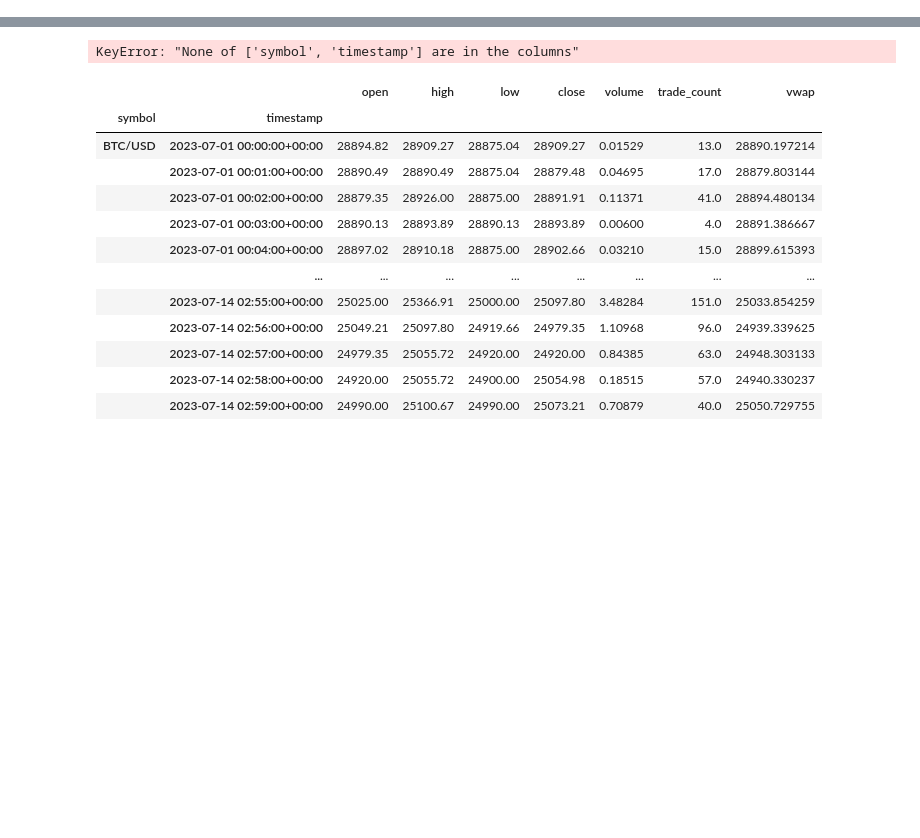
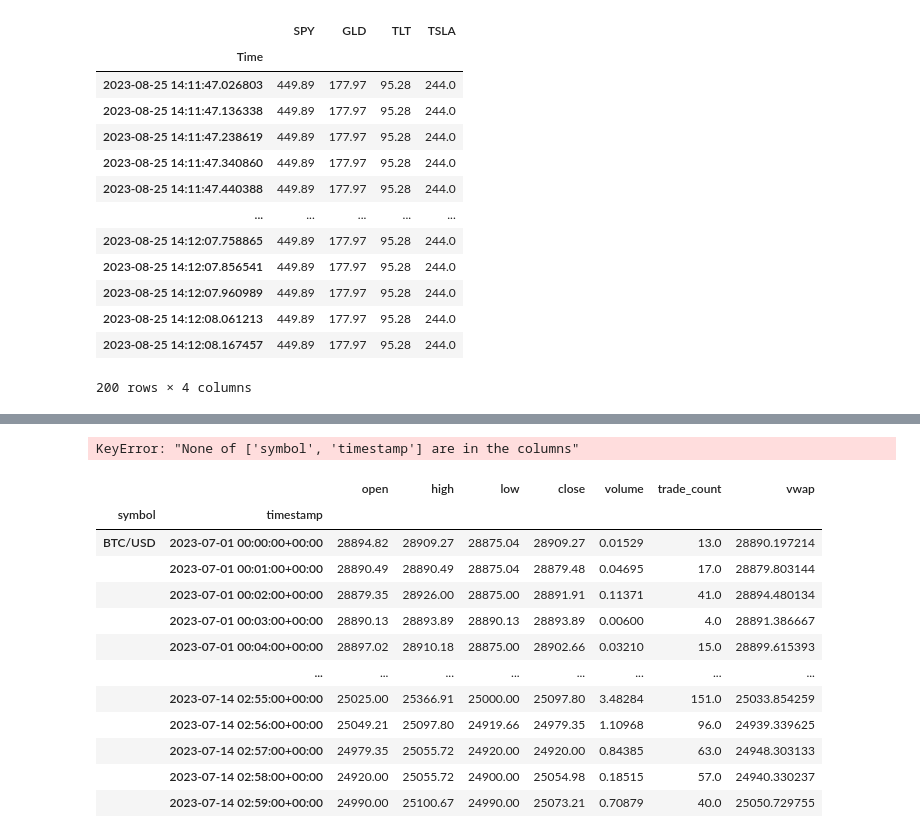
Before and after one commit to lkleinbrodt/auctioneer, a Jupyter notebook: src/notebook.ipynb, the cells around one changed output, grey strips where cells are left out. Saved outputs shown, nothing was run; the diff lists cells and outputs as text; code cells hidden in the pictures; blank space fills up the shorter version.

Commit message:
slope bot updates

```diff
--- a/src/notebook.ipynb
+++ b/src/notebook.ipynb
@@ -8,0 +16,2 @@ from dateutil.relativedelta import relativedelta
+# %%
+bot = SlopeBot(window_size = 20)
@@ -8,0 +41,17 @@ from dateutil.relativedelta import relativedelta
+# %%
+bot.quote_history
+# %% [output]
+|  | SPY | GLD | TLT | TSLA |
+| Time |  |  |  |  |
+| 2023-08-25 14:11:47.026803 | 449.89 | 177.97 | 95.28 | 244.0 |
+| 2023-08-25 14:11:47.136338 | 449.89 | 177.97 | 95.28 | 244.0 |
+| 2023-08-25 14:11:47.238619 | 449.89 | 177.97 | 95.28 | 244.0 |
+| 2023-08-25 14:11:47.340860 | 449.89 | 177.97 | 95.28 | 244.0 |
+| 2023-08-25 14:11:47.440388 | 449.89 | 177.97 | 95.28 | 244.0 |
+| ... | ... | ... | ... | ... |
+| 2023-08-25 14:12:07.758865 | 449.89 | 177.97 | 95.28 | 244.0 |
+| 2023-08-25 14:12:07.856541 | 449.89 | 177.97 | 95.28 | 244.0 |
+| 2023-08-25 14:12:07.960989 | 449.89 | 177.97 | 95.28 | 244.0 |
+| 2023-08-25 14:12:08.061213 | 449.89 | 177.97 | 95.28 | 244.0 |
+| 2023-08-25 14:12:08.167457 | 449.89 | 177.97 | 95.28 | 244.0 |
+200 rows × 4 columns
```
Also changed, not shown: parts of 11 cells of this notebook, 5 other files.
